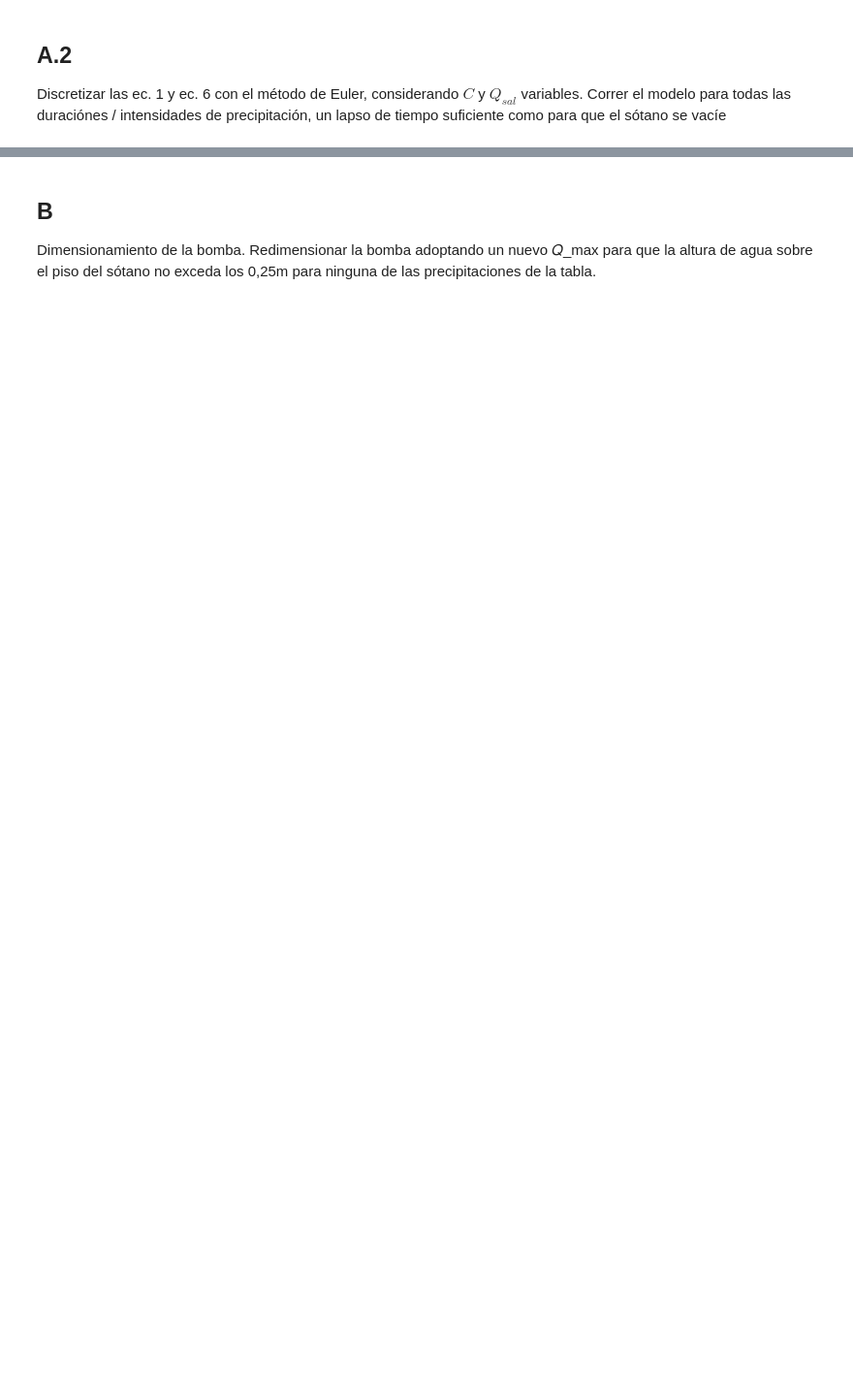
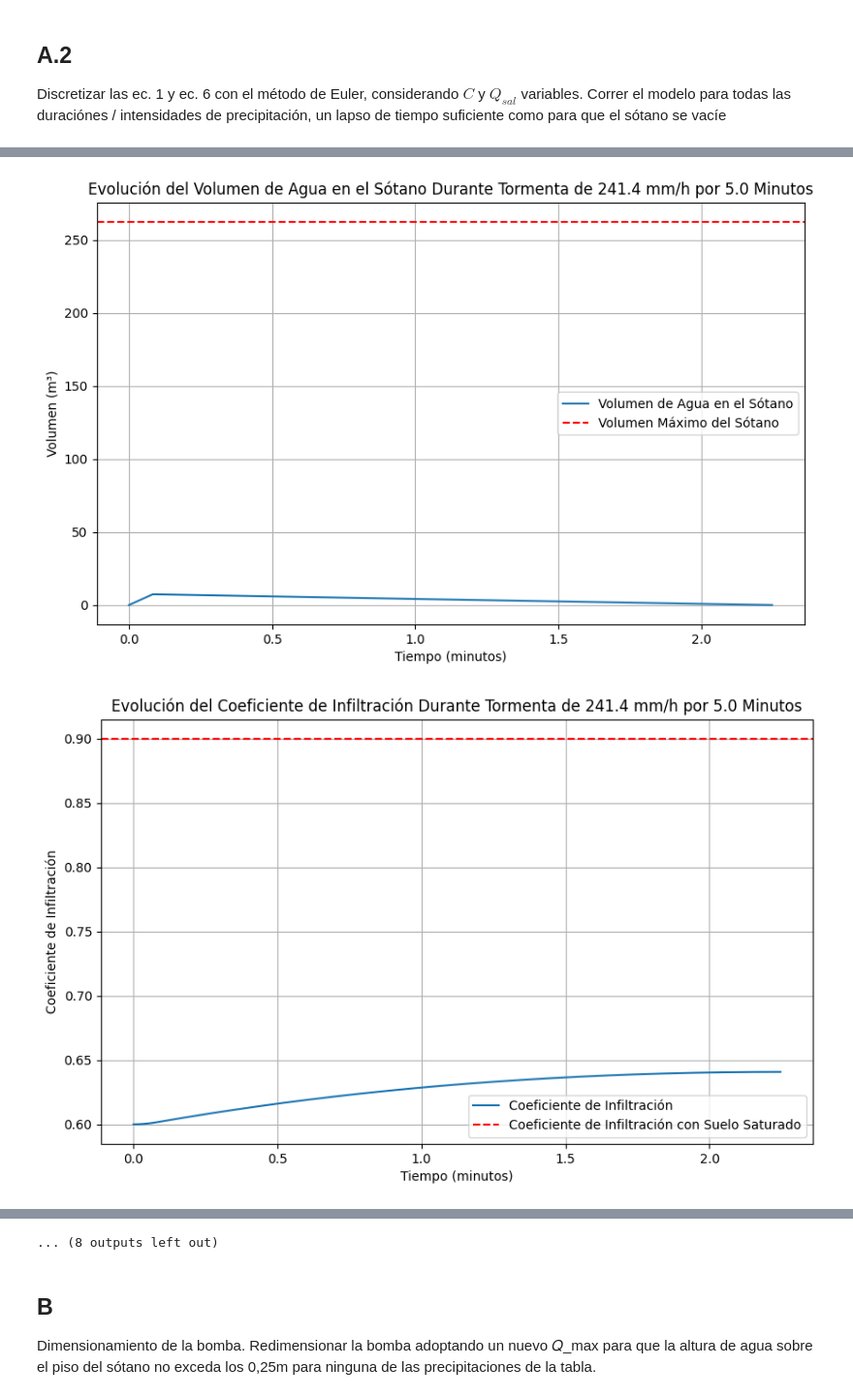
Before and after one commit to MaximoGismondi/numerico-cavaliere, a Jupyter notebook: tp/modelo.ipynb, the cells around one changed output, grey strips where cells are left out. Shown at 97% size. Saved outputs shown, nothing was run; the diff lists cells and outputs as text; code cells hidden in the pictures; blank space fills up the shorter version.

Commit message:
agrego plots del punto A2

```diff
--- a/tp/modelo.ipynb
+++ b/tp/modelo.ipynb
@@ -31,8 +31,11 @@ def f_caudal_entrada(c, i, a_terr):
 
 # EC 3
 def f_caudal_salida(q_max, d_h_max, d_h_min, d_h):
-    if d_h < d_h_min: return q_max
-    return q_max * (((d_h_max - d_h)/(d_h_max - d_h_min)) ** 0.5)
+    argument = (d_h_max - d_h) / (d_h_max - d_h_min)
+    if argument < 0:
+        raise ValueError("Argumento negativo en raiz cuadrada")
+    # if d_h < d_h_min: return q_max
+    return q_max * ((argument) ** 0.5)
 
 # EC 4
 def f_desnivel_d_h(h_s, h):
@@ -44,6 +47,8 @@ def f_altura_agua_h(v, a_sot):
 
 # EC 6
 def f_derivada_coeficiente_infiltracion(v, v_sot, t_k, c_sat, c):
+    if v < 0:
+        return 0
     return (v/(v_sot * t_k)) * (c_sat - c)
 # %% [markdown]
 ## A.1
@@ -239,0 +242,27 @@ plt.show()
+# %%
+import matplotlib.pyplot as plt
+
+for storm_duration, storm_intensity, volumes, infiltrations, d_time in storms_history:
+
+    plt.figure(figsize=(10, 6))
+    plt.plot([i*d_time for i in range(len(volumes))], volumes, label='Volumen de Agua en el Sótano')
+    plt.axhline(y=V_SOT, color='r', linestyle='--', label='Volumen Máximo del Sótano')
+    plt.xlabel('Tiempo (minutos)')
+    plt.ylabel('Volumen (m³)')
+    plt.title(f'Evolución del Volumen de Agua en el Sótano Durante Tormenta de {storm_intensity*1000} mm/h por {storm_duration*60} Minutos')
+    plt.legend()
+    plt.grid(True)
+    plt.show()
+
+    plt.figure(figsize=(10, 6))
+    plt.plot([i*d_time for i in range(len(infiltrations))], infiltrations, label='Coeficiente de Infiltración')
+    plt.axhline(y=C_SAT, color='r', linestyle='--', label='Coeficiente de Infiltración con Suelo Saturado')
+    plt.xlabel('Tiempo (minutos)')
+    plt.ylabel('Coeficiente de Infiltración')
+    plt.title(f'Evolución del Coeficiente de Infiltración Durante Tormenta de {storm_intensity*1000} mm/h por {storm_duration*60} Minutos')
+    plt.legend()
+    plt.grid(True)
+    plt.show()
+# %% [output]
+[figure, added]
+[figure, added]
@@ -240,3 +279,4 @@ plt.show()
+... (8 outputs left out)
 # %% [markdown]
 ## B
 
```
Also changed, not shown: parts of 6 cells of this notebook.
